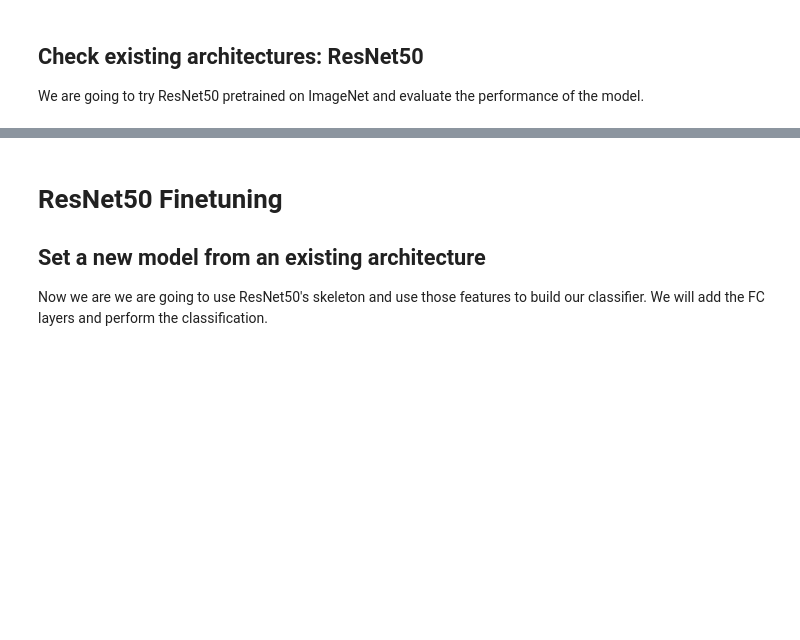
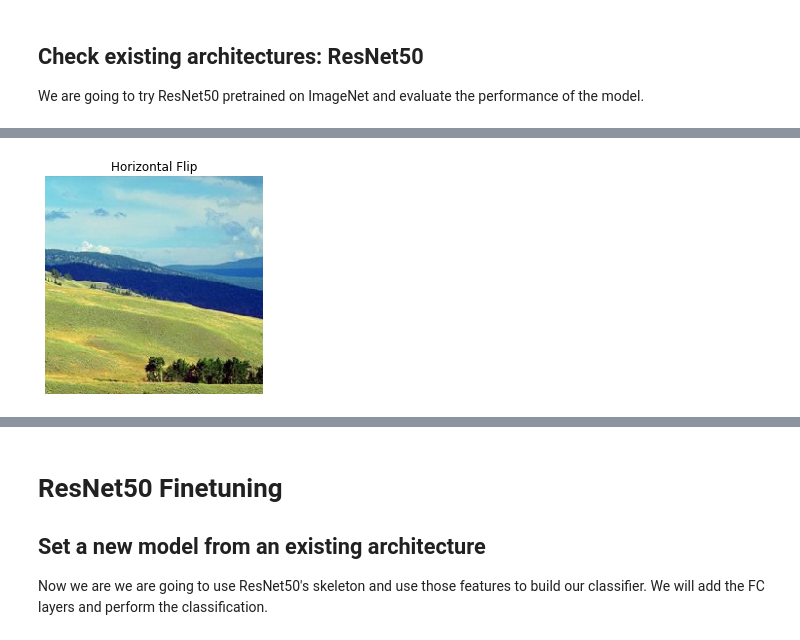
Before and after one commit to Yusepp/M3-CV, a Jupyter notebook: P3/week4_code_marcos.ipynb, the cells around one changed output, grey strips where cells are left out. Saved outputs shown, nothing was run; the diff lists cells and outputs as text; code cells hidden in the pictures; blank space fills up the shorter version.

```diff
--- a/P3/week4_code_marcos.ipynb
+++ b/P3/week4_code_marcos.ipynb
@@ -161,0 +172,9 @@ Real: inside_city
+# %%
+flippedh = tf.image.flip_left_right(img)
+
+plt.title('Horizontal Flip')
+plt.imshow(flippedh)
+plt.axis('off')
+plt.show()
+# %% [output]
+[figure, added]
```
Also changed, not shown: parts of 16 cells of this notebook.
